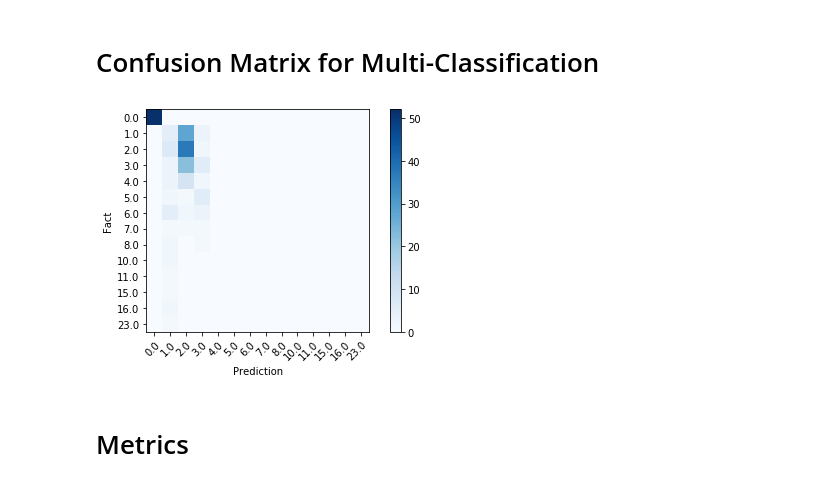
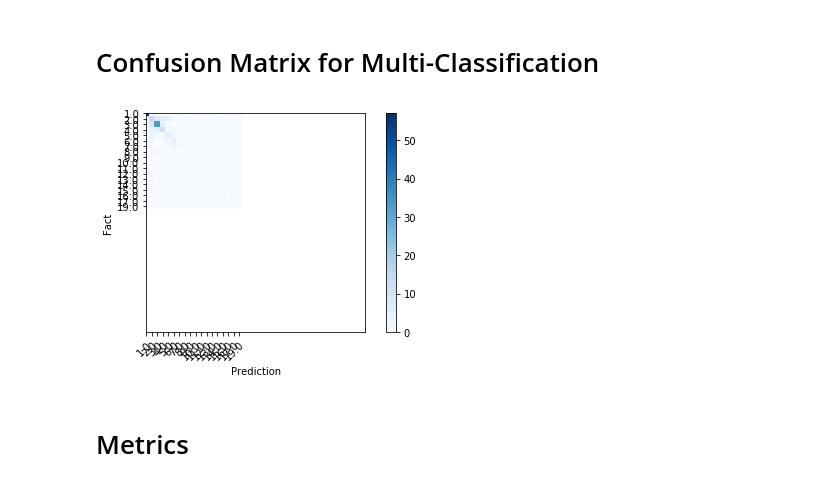
Before and after one commit to Davidloku1234567/CS221Project, a Jupyter notebook: fancierClassifier/Classification Bundle.ipynb, the cells around one changed output. Drawn from its saved outputs; the diff is of its cells as text; code cells hidden in the pictures.

Commit message:
Update hyper parameters for GB classifier
Also fixed the bugs in confusion matrix

```diff
--- a/fancierClassifier/Classification Bundle.ipynb
+++ b/fancierClassifier/Classification Bundle.ipynb
@@ -123,7 +123,9 @@ nofire prediction:  0.9923865668305767
 # %% [markdown]
 ## Gradient Boosting
 # %%
-gb_fnf = GradientBoostingClassifier(n_estimators=3000, learning_rate=0.1,max_depth=6,max_features=0.1,min_samples_leaf=17,random_state=20)
+# estimators 3000: learning_rate=0.1,max_depth=8,max_features=0.3,min_samples_leaf=17,
+# estimators 5000: learning_rate=0.02,max_depth=6,max_features=0.1,min_samples_leaf=9,  -- fire prediction:  0.8341232227488151  nofire prediction:  0.99159029950827
+gb_fnf = GradientBoostingClassifier(n_estimators=3000, learning_rate=0.1, max_depth=8, max_features=0.3, min_samples_leaf=17, random_state=20)
 gb_fnf = gb_fnf.fit(X_train, y_train)
 
 y_pred_fire_bool = gb_fnf.predict(X_test_fire)
@@ -282,7 +295,8 @@ print(np.mean(result * y_pred_fire_bool))
 # %% [markdown]
 ## Gradient Boosting
 # %%
-gb_risk = GradientBoostingClassifier(n_estimators=3000, learning_rate=0.02,max_depth=4,max_features=0.1,min_samples_leaf=3,random_state=20)
+# estimator 3000: learning_rate=0.02,max_depth=6,max_features=0.05,min_samples_leaf=5
+gb_risk = GradientBoostingClassifier(n_estimators=3000, learning_rate=0.02,max_depth=6,max_features=0.05,min_samples_leaf=5,random_state=20)
 gb_risk = gb_risk.fit(X_train_fire, y_train_fire)
 y_pred_fire_risk = gb_risk.predict(X_test_fire)
 print(np.mean((y_test_fire == y_pred_fire_risk) * y_pred_fire_bool))
@@ -387,27 +414,25 @@ for i, _ in enumerate(ws):
 # Confusion Matrix for Multi-Classification
 # %%
 y_test_multi = y_test_fire * y_pred_fire_bool
-y_pred_multi = y_fire_pred_multi * y_pred_fire_bool
+y_pred_multi = y_pred_fire_risk * y_pred_fire_bool
 cm = confusion_matrix(y_test_multi, y_pred_multi)
 
 # Only uses the labels that appear in the data
-labels = unique_labels(y_test_multi, y_pred_multi)
-#print(cm)
+labels = unique_labels(fireUncertain)
+
 
 fig, ax = plt.subplots()
 im = ax.imshow(cm, interpolation='nearest', cmap=plt.cm.Blues)
 ax.figure.colorbar(im, ax=ax)
-ax.set(xticks=np.arange(cm.shape[1]),
-           yticks=np.arange(cm.shape[0]),
-           # ... and label them with the respective list entries
-           xticklabels=labels, yticklabels=labels,
-           ylabel='Fact',
-           xlabel='Prediction')
+ax.set(xticks=np.arange(cm.shape[1]), yticks=np.arange(cm.shape[0]), # ... and label them with the respective list entries
+       xlim=[0.0, 40.0], ylim=[40.0, 0.0],
+       xticklabels=labels, yticklabels=labels,
+       xlabel='Prediction', ylabel='Fact',)
 # Rotate the tick labels and set their alignment.
 plt.setp(ax.get_xticklabels(), rotation=45, ha="right", rotation_mode="anchor")
 fig.tight_layout()
 # %% [output]
-[figure, old version]
+[figure, new version]
 # %% [markdown]
 # Metrics
 # %%
```
Also changed, not shown: parts of 9 cells of this notebook.
